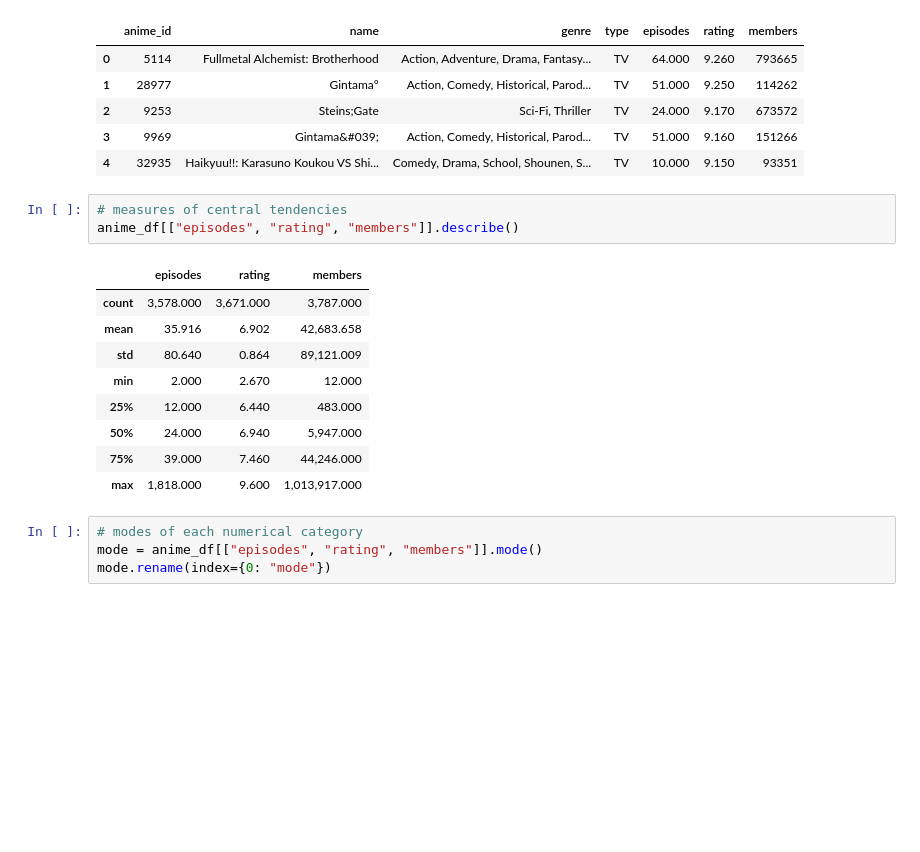
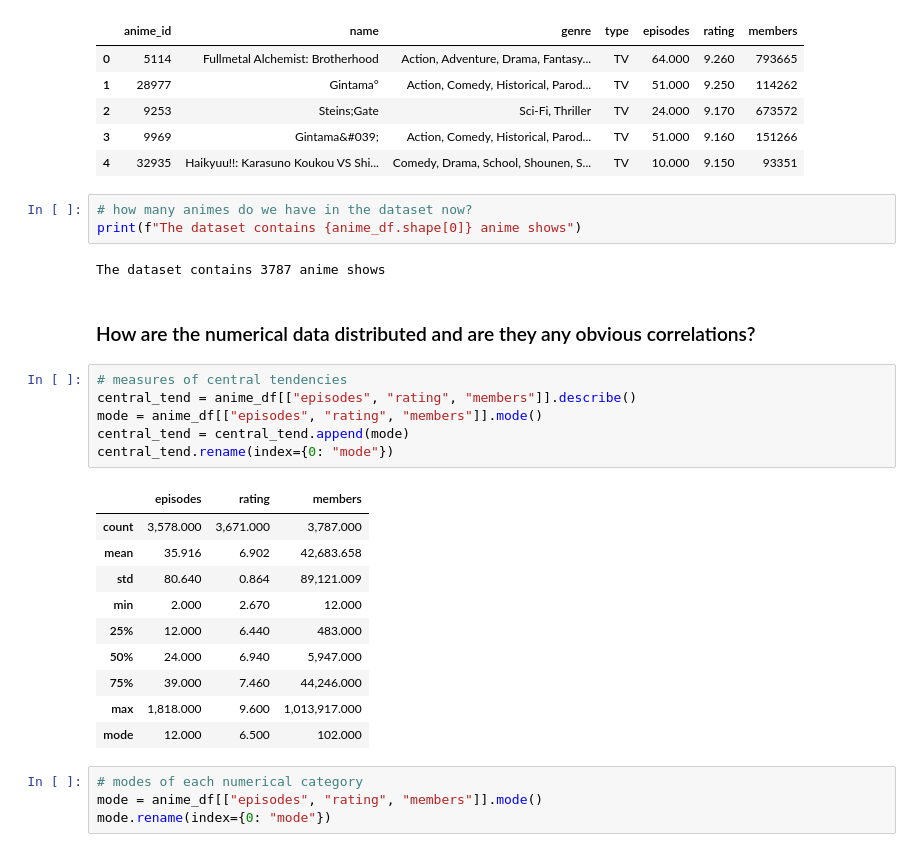
Before and after one commit to Zenoix/Anime-Recommendations, a Jupyter notebook: Exploratory Data Analysis.ipynb, the cells around one changed output. Cells and saved outputs as stored; diff of their text form; blank space fills up the shorter version.

Commit message:
Started exploring how many people rate animes

```diff
--- a/Exploratory Data Analysis.ipynb
+++ b/Exploratory Data Analysis.ipynb
@@ -28,19 +28,30 @@ anime_df.head()
 | 2 | 9253 | Steins;Gate | Sci-Fi, Thriller | TV | 24.000 | 9.170 | 673572 |
 | 3 | 9969 | Gintama&#039; | Action, Comedy, Historical, Parod... | TV | 51.000 | 9.160 | 151266 |
 | 4 | 32935 | Haikyuu!!: Karasuno Koukou VS Shi... | Comedy, Drama, School, Shounen, S... | TV | 10.000 | 9.150 | 93351 |
+# %%
+# how many animes do we have in the dataset now?
+print(f"The dataset contains {anime_df.shape[0]} anime shows")
+# %% [output]
+The dataset contains 3787 anime shows
+# %% [markdown]
+### How are the numerical data distributed and are they any obvious correlations?
 # %%
 # measures of central tendencies
-anime_df[["episodes", "rating", "members"]].describe()
+central_tend = anime_df[["episodes", "rating", "members"]].describe()
+mode = anime_df[["episodes", "rating", "members"]].mode()
+central_tend = central_tend.append(mode)
+central_tend.rename(index={0: "mode"})
 # %% [output]
 |  | episodes | rating | members |
 | count | 3,578.000 | 3,671.000 | 3,787.000 |
 | mean | 35.916 | 6.902 | 42,683.658 |
 | std | 80.640 | 0.864 | 89,121.009 |
 | min | 2.000 | 2.670 | 12.000 |
 | 25% | 12.000 | 6.440 | 483.000 |
 | 50% | 24.000 | 6.940 | 5,947.000 |
 | 75% | 39.000 | 7.460 | 44,246.000 |
 | max | 1,818.000 | 9.600 | 1,013,917.000 |
+| mode | 12.000 | 6.500 | 102.000 |
 # %%
 # modes of each numerical category
 mode = anime_df[["episodes", "rating", "members"]].mode()
```
Also changed, not shown: parts of 8 cells of this notebook.
